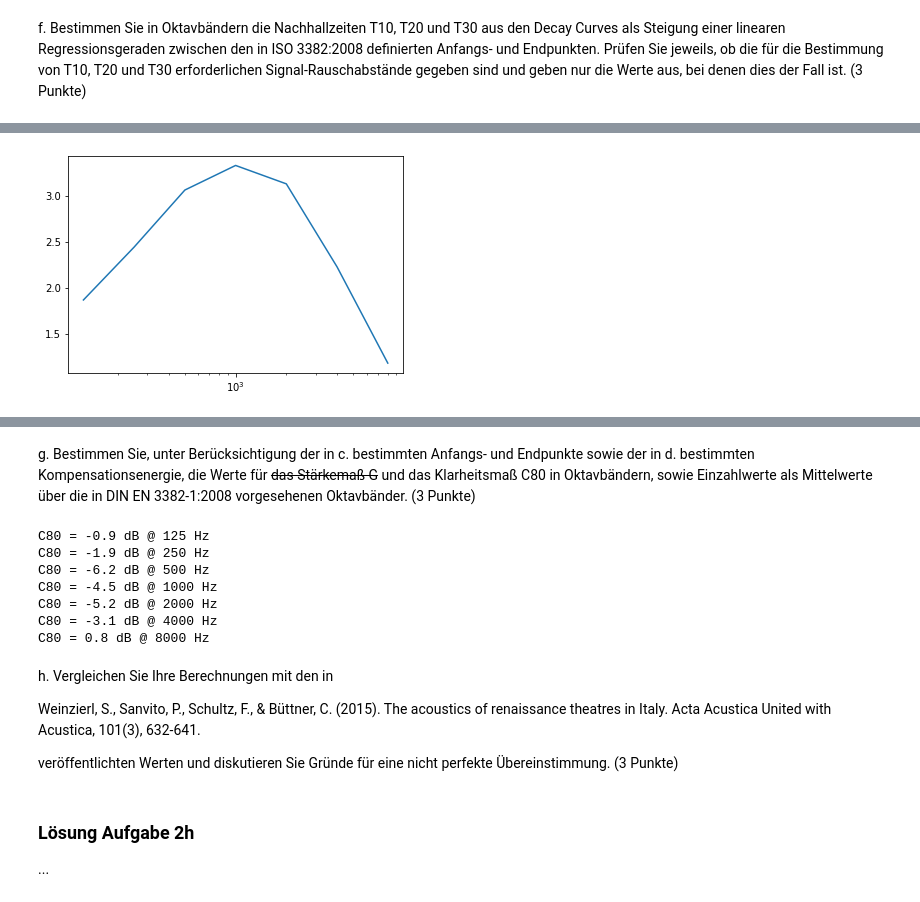
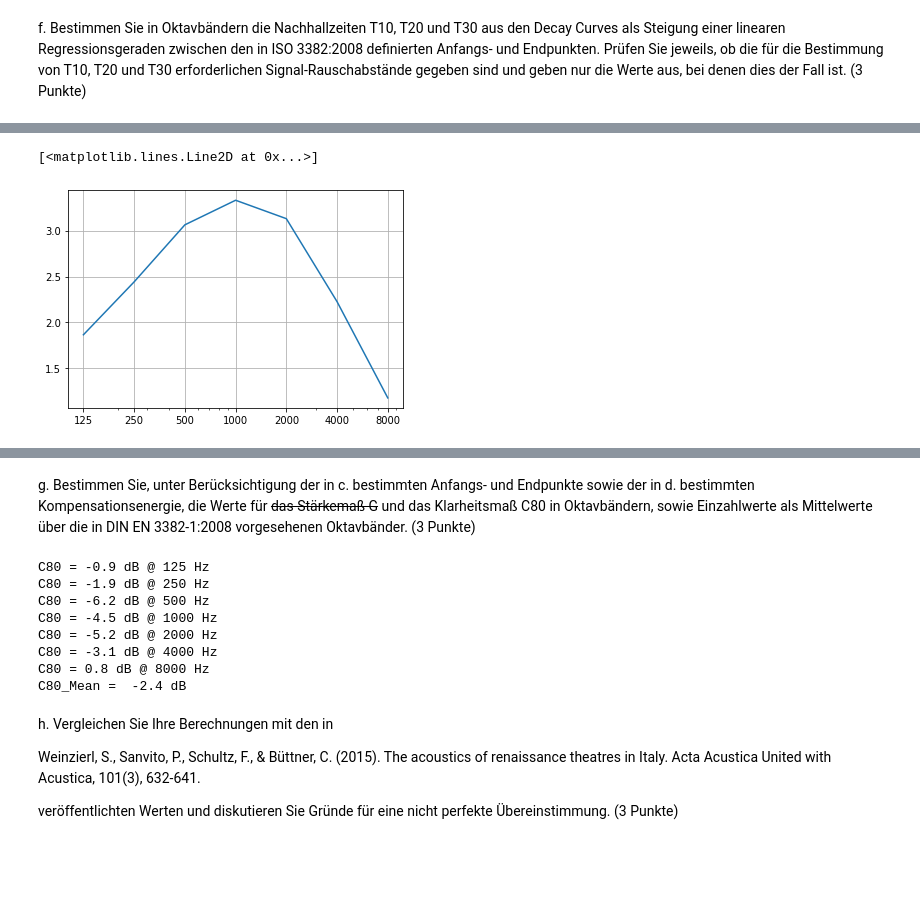
Before and after one commit to ChristianScheer97/Raumakustik_Hausaufgabe_-, a Jupyter notebook: Raumakustik_Hausaufgabe1.ipynb, the cells around one changed output, grey strips where cells are left out. Saved outputs shown, nothing was run; the diff lists cells and outputs as text; code cells hidden in the pictures; blank space fills up the shorter version.

Commit message:
2g) Mittelwert hinzugefügt. Ein bisschen was bei Erkläraufgaben hinzufügt

```diff
--- a/Raumakustik_Hausaufgabe1.ipynb
+++ b/Raumakustik_Hausaufgabe1.ipynb
@@ -224,7 +224,7 @@ for i in range(len(filters)):
     m10, _ = np.polyfit(x= time[b5:b15], y= schroeder_log[i][b5:b15], deg= 1) # regression over the schroeder integral, from -5 dB to (-15,-25,-35) dB respectively.
     m20, _ = np.polyfit(x= time[b5:b25], y= schroeder_log[i][b5:b25], deg= 1)
     m30, _ = np.polyfit(x= time[b5:b35], y= schroeder_log[i][b5:b35], deg= 1)
-    if noisefloor[i] > -25: # checks if the noisefloor is low enough to measure T10, T20, T30. If its too high, it gets replaced by a Zero.
+    if noisefloor[i] > -25: # checks if the noisefloor is low enough (according to ISO 3382:2008) to measure T10, T20, T30. If its too high, it gets replaced by a Zero.
         T10 = 0
     else:
         T10 = -60/m10
@@ -238,7 +238,12 @@ for i in range(len(filters)):
         T30 = -60/m30
     T20_list.append(T20)
     print(str(125*2**i),T10, T20, T30)
-plt.plot(fm, T20_list)
-plt.xscale('log')
+
+x_ticks = [125, 250, 500, 1000, 2000, 4000, 8000]
+ax = plt.subplot()
+ax.set_xscale('log')
+ax.set_xticks(x_ticks, labels=x_ticks)
+ax.grid()
+ax.plot(fm, T20_list)
 # %% [output]
 f, T10, T20, T30. If a value is zero, it cant be measured!
@@ -252,15 +257,26 @@ f, T10, T20, T30. If a value is zero, it cant be measured!
+[<matplotlib.lines.Line2D at 0x...>]
-[figure, old version]
+[figure, new version]
 # %% [markdown]
 <img src="Vicenza_Weinzierl.png"/>
 # %% [markdown]
 g. Bestimmen Sie, unter Berücksichtigung der in c. bestimmten Anfangs- und Endpunkte sowie der in d. bestimmten Kompensationsenergie, die Werte für <s>das Stärkemaß G</s> und das Klarheitsmaß C80 in Oktavbändern, sowie Einzahlwerte als Mittelwerte über die in DIN EN 3382-1:2008 vorgesehenen Oktavbänder. (3 Punkte)
 # %%
 # Loesung Aufgabe 2g
+vals = []
 for i in range(len(RIR_flat)):
     RIR_flat_nolog = 10**(0.1*RIR_flat[i])
     time80 = starts[i]+ int(fs * 0.08) # index of 80 ms after start time
     C_80 = 10 * np.log10(np.sum(RIR_flat_nolog[starts[i]:time80])/(np.sum(RIR_flat_nolog[time80:]))+E_comp[i])
+    vals.append(C_80)
     print('C80 =', round(C_80,1), 'dB @', str(125*2**i), 'Hz')
+
+
+# Mittelwert
+for i in range(len(vals)):
+    vals[i] = 10**(0.1*vals[i])
+
+mean = 10*np.log10(1/(len(vals)) * np.sum(vals))
+print('C80_Mean = ', round(mean, 1), 'dB')
 # %% [output]
 C80 = -0.9 dB @ 125 Hz
 C80 = -1.9 dB @ 250 Hz
@@ -269,13 +285,10 @@ C80 = -4.5 dB @ 1000 Hz
 C80 = -5.2 dB @ 2000 Hz
 C80 = -3.1 dB @ 4000 Hz
 C80 = 0.8 dB @ 8000 Hz
+C80_Mean =  -2.4 dB
 # %% [markdown]
 h. Vergleichen Sie Ihre Berechnungen mit den in
 
 Weinzierl, S., Sanvito, P., Schultz, F., & Büttner, C. (2015). The acoustics of renaissance theatres in Italy. Acta Acustica United with Acustica, 101(3), 632-641.
 
 veröffentlichten Werten und diskutieren Sie Gründe für eine nicht perfekte Übereinstimmung. (3 Punkte)
-# %% [markdown]
-### Lösung Aufgabe 2h
-
-...
```
Also changed, not shown: parts of 2 cells of this notebook, 1 other file.
